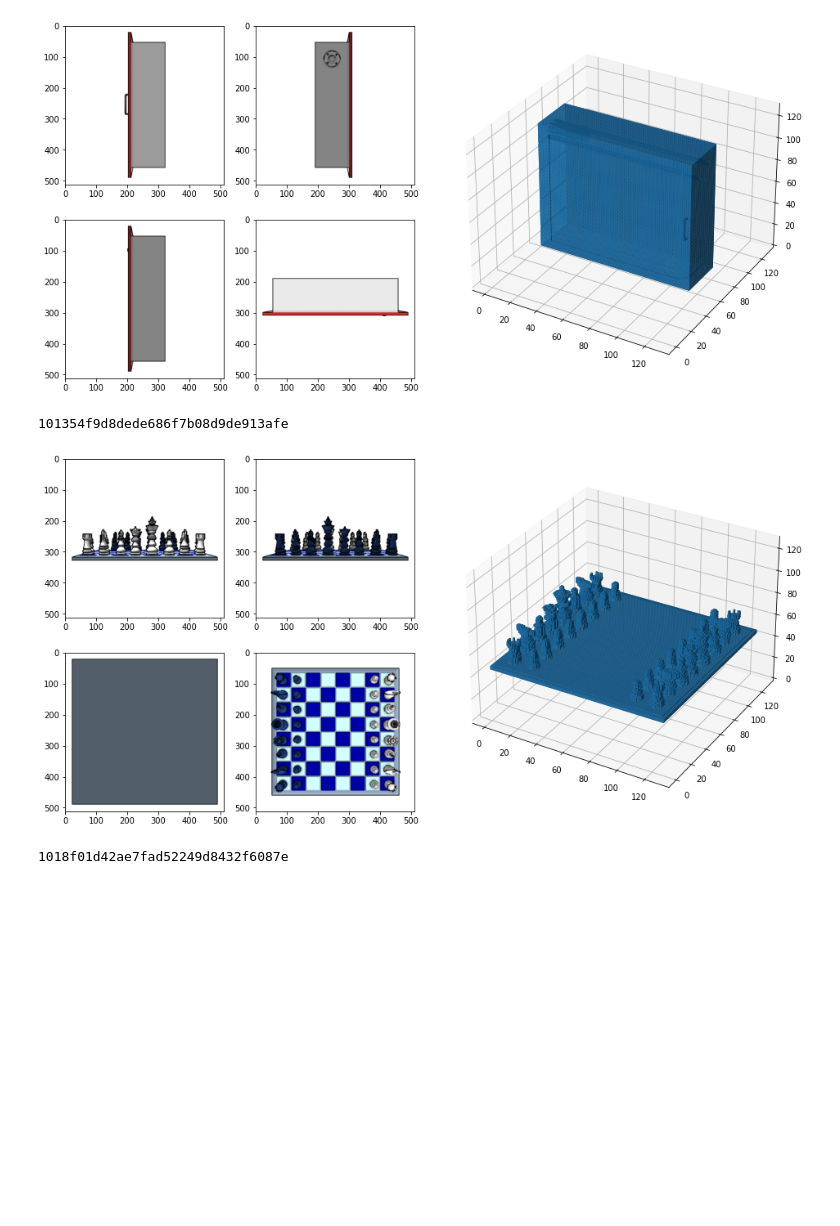
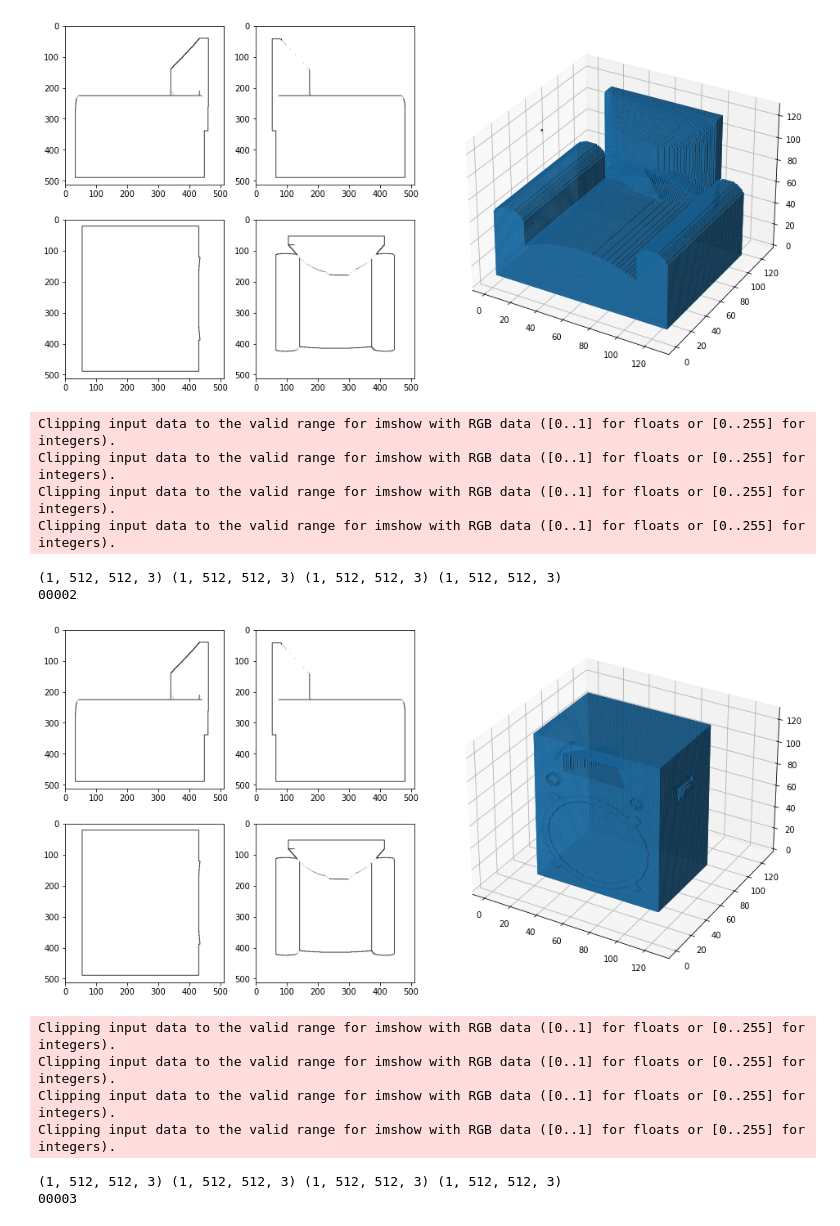
Before and after one commit to pradeep-rajanna/Image-to-3D-model, a Jupyter notebook: Center Visualize.ipynb, the cells around one changed output. Saved outputs shown, nothing was run; the diff lists cells and outputs as text; code cells hidden in the pictures; blank space fills up the shorter version.

```diff
--- a/Center Visualize.ipynb
+++ b/Center Visualize.ipynb
@@ -103,3 +81,14 @@ def customGen(batch_size=32):
+# %%
+def customGen(batch_size=32):
+
+
+    voxels = Path("models/models-binvox-solid/data")
+    fvoxels = [f for f in voxels.iterdir() if f.is_file()]
+
+    out = voxel_gen(fvoxels,fvoxels, batch_size)
+    while True:
+        for x, y in out:
+            yield (x,y)
 # %%
 gen1 = customGen(1)
 # %%
@@ -108,7 +97,8 @@ fvoxels = [f for f in voxels.iterdir() if f.is_file()]
 count = -1
 for X, y in gen1:
     count += 1
-    if count<5:
+    if count<3:
+        print(X[0].shape,X[1].shape,X[2].shape,X[3].shape)
         print(fvoxels[count].stem)
         fig = plt.figure(figsize=(16, 8))
         ax1 = plt.subplot2grid((2, 4), (0, 0))
@@ -130,4 +125,14 @@ for X, y in gen1:
-[figure, old version]
+[figure, new version]
-101354f9d8dede686f7b08d9de913afe
+Clipping input data to the valid range for imshow with RGB data ([0..1] for floats or [0..255] for integers).
+Clipping input data to the valid range for imshow with RGB data ([0..1] for floats or [0..255] for integers).
+Clipping input data to the valid range for imshow with RGB data ([0..1] for floats or [0..255] for integers).
+Clipping input data to the valid range for imshow with RGB data ([0..1] for floats or [0..255] for integers).
+(1, 512, 512, 3) (1, 512, 512, 3) (1, 512, 512, 3) (1, 512, 512, 3)
+00002
-[figure, old version]
+[figure, new version]
-1018f01d42ae7fad52249d8432f6087e
+Clipping input data to the valid range for imshow with RGB data ([0..1] for floats or [0..255] for integers).
+Clipping input data to the valid range for imshow with RGB data ([0..1] for floats or [0..255] for integers).
+Clipping input data to the valid range for imshow with RGB data ([0..1] for floats or [0..255] for integers).
+Clipping input data to the valid range for imshow with RGB data ([0..1] for floats or [0..255] for integers).
+(1, 512, 512, 3) (1, 512, 512, 3) (1, 512, 512, 3) (1, 512, 512, 3)
+00003
```
Also changed, not shown: parts of 9 cells of this notebook.
